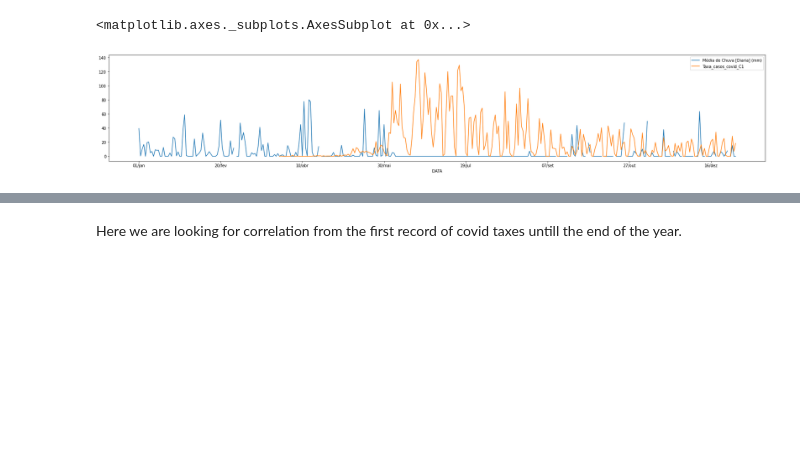
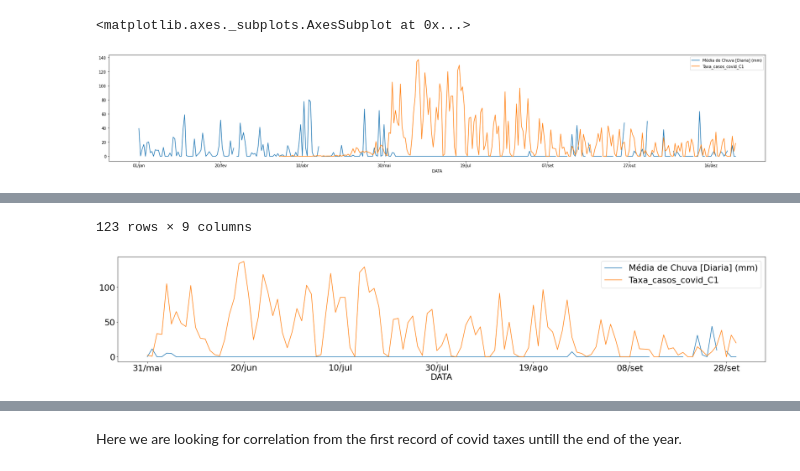
Before and after one commit to arturossouza/UNISINOS-Colabs, a Jupyter notebook: Métodos_Matemáticos_Trabalho_Final.ipynb, the cells around one changed output, grey strips where cells are left out. Cells and saved outputs as stored; diff of their text form; code cells hidden in the pictures; blank space fills up the shorter version.

Commit message:
Adicionando ferramente de analise de período e adicionando título nos gráficos

```diff
--- a/Métodos_Matemáticos_Trabalho_Final.ipynb
+++ b/Métodos_Matemáticos_Trabalho_Final.ipynb
@@ -115,0 +116,21 @@ c4_clean_df.plot(kind="line", figsize=(30, 5), x="DATA", y=["Média de Chuva [Di
+# %%
+def slice_period (df, begin, end):
+  first_day_index = df[df["DATA"] == begin].index
+  last_day_index = df[df["DATA"] == end].index
+  sliced_df = df.iloc[first_day_index[0] : last_day_index[0], :]
+
+  try:
+    sliced_df.plot(kind="line", figsize=(30, 5), x="DATA", y=["Média de Chuva [Diaria] (mm)","Taxa_casos_covid_C1"])
+  except:
+    sliced_df.plot(kind="line", figsize=(30, 5), x="DATA", y=["Média de Chuva [Diaria] (mm)","Taxa_casos_covid_C4"])
+  finally:
+    return sliced_df
+# %%
+#@title Choose a period to be analised
+
+df =  c1_clean_df #@param {type:"raw"}
+first_date = "30/mai" #@param {type:"raw"}
+last_date = "30/set" #@param {type:"raw"}
+
+slice_period(df, first_date, last_date)
+# %% [output]
@@ -115,0 +149,2 @@ c4_clean_df.plot(kind="line", figsize=(30, 5), x="DATA", y=["Média de Chuva [Di
+123 rows × 9 columns
+[figure, added]
```
Also changed, not shown: parts of 9 cells of this notebook.
